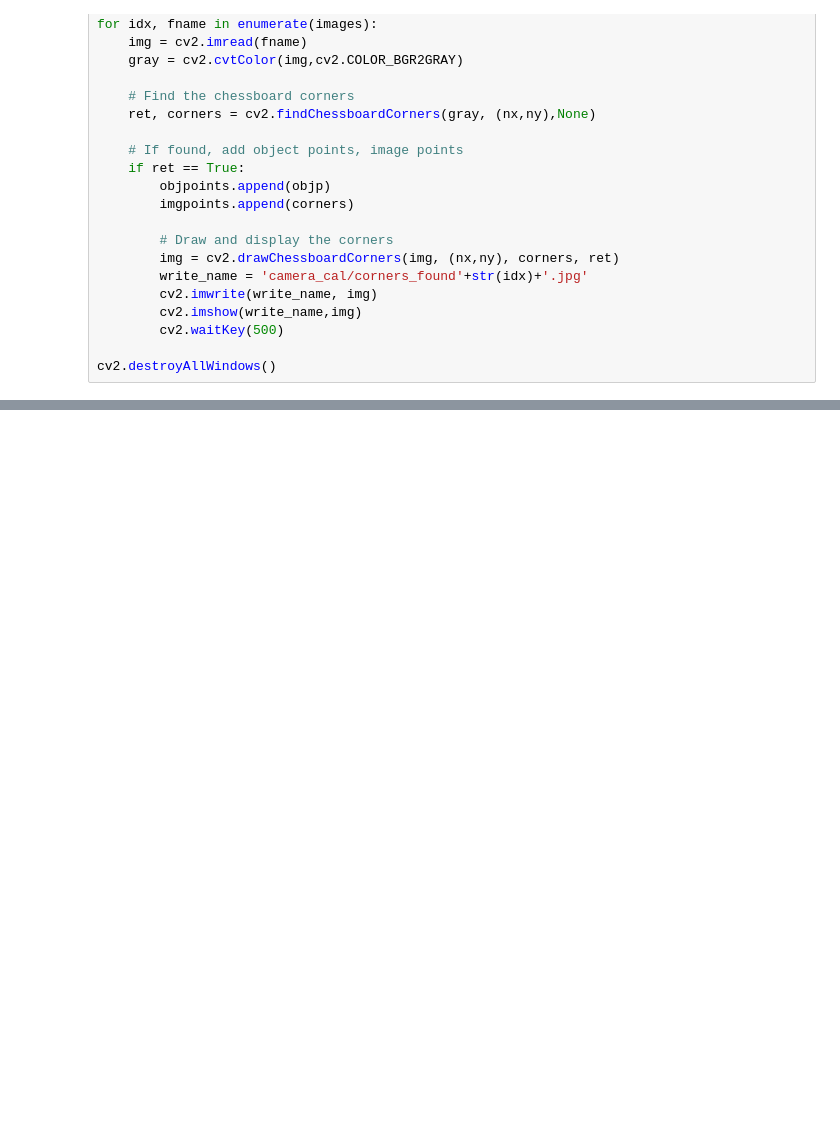
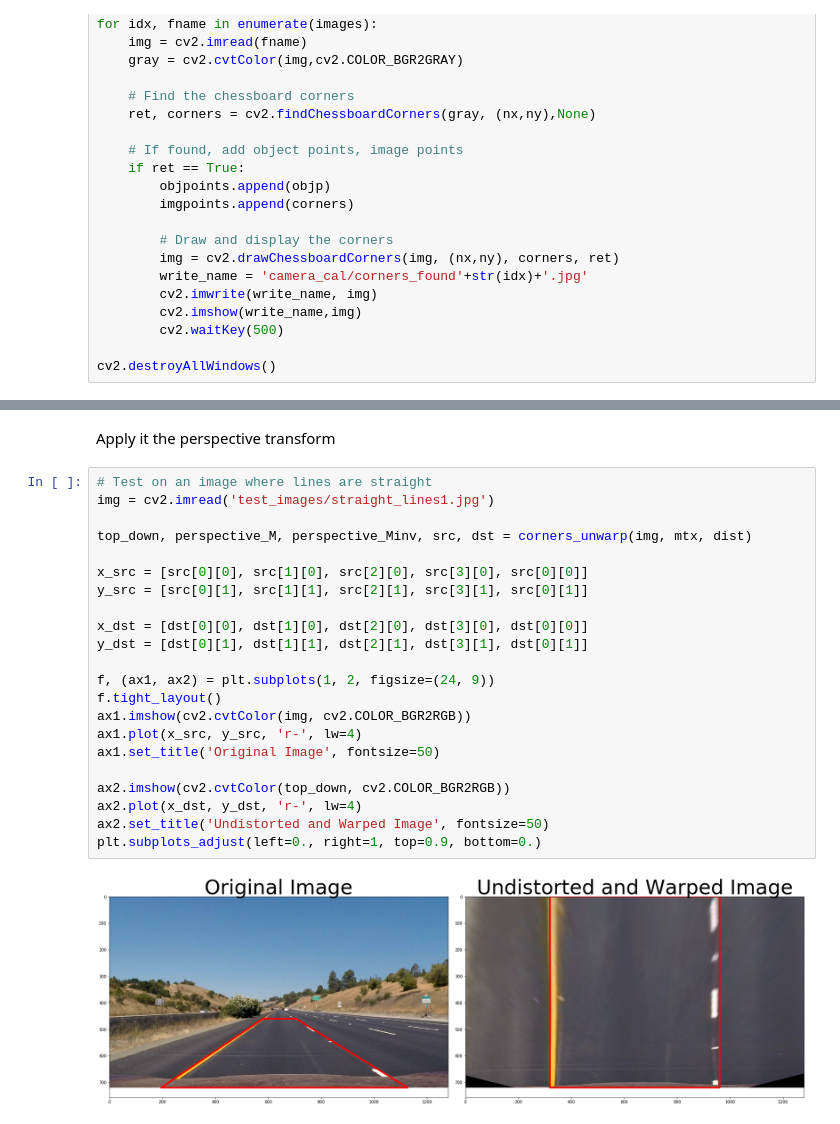
Before and after one commit to pablosaurasperez/CarND-Advanced-Lane-Lines, a Jupyter notebook: P4_AdvancedLaneFinding.ipynb, the cells around one changed output, grey strips where cells are left out. Drawn from its saved outputs; the diff is of its cells as text; blank space fills up the shorter version.

```diff
--- a/P4_AdvancedLaneFinding.ipynb
+++ b/P4_AdvancedLaneFinding.ipynb
@@ -97,0 +227,26 @@ ax2.set_title('Undistorted Image', fontsize=30)
+# %% [markdown]
+Apply it the perspective transform
+# %%
+# Test on an image where lines are straight
+img = cv2.imread('test_images/straight_lines1.jpg')
+
+top_down, perspective_M, perspective_Minv, src, dst = corners_unwarp(img, mtx, dist)
+
+x_src = [src[0][0], src[1][0], src[2][0], src[3][0], src[0][0]]
+y_src = [src[0][1], src[1][1], src[2][1], src[3][1], src[0][1]]
+
+x_dst = [dst[0][0], dst[1][0], dst[2][0], dst[3][0], dst[0][0]]
+y_dst = [dst[0][1], dst[1][1], dst[2][1], dst[3][1], dst[0][1]]
+
+f, (ax1, ax2) = plt.subplots(1, 2, figsize=(24, 9))
+f.tight_layout()
+ax1.imshow(cv2.cvtColor(img, cv2.COLOR_BGR2RGB))
+ax1.plot(x_src, y_src, 'r-', lw=4)
+ax1.set_title('Original Image', fontsize=50)
+
+ax2.imshow(cv2.cvtColor(top_down, cv2.COLOR_BGR2RGB))
+ax2.plot(x_dst, y_dst, 'r-', lw=4)
+ax2.set_title('Undistorted and Warped Image', fontsize=50)
+plt.subplots_adjust(left=0., right=1, top=0.9, bottom=0.)
+# %% [output]
+[figure, added]
```
Also changed, not shown: parts of 26 cells of this notebook.
